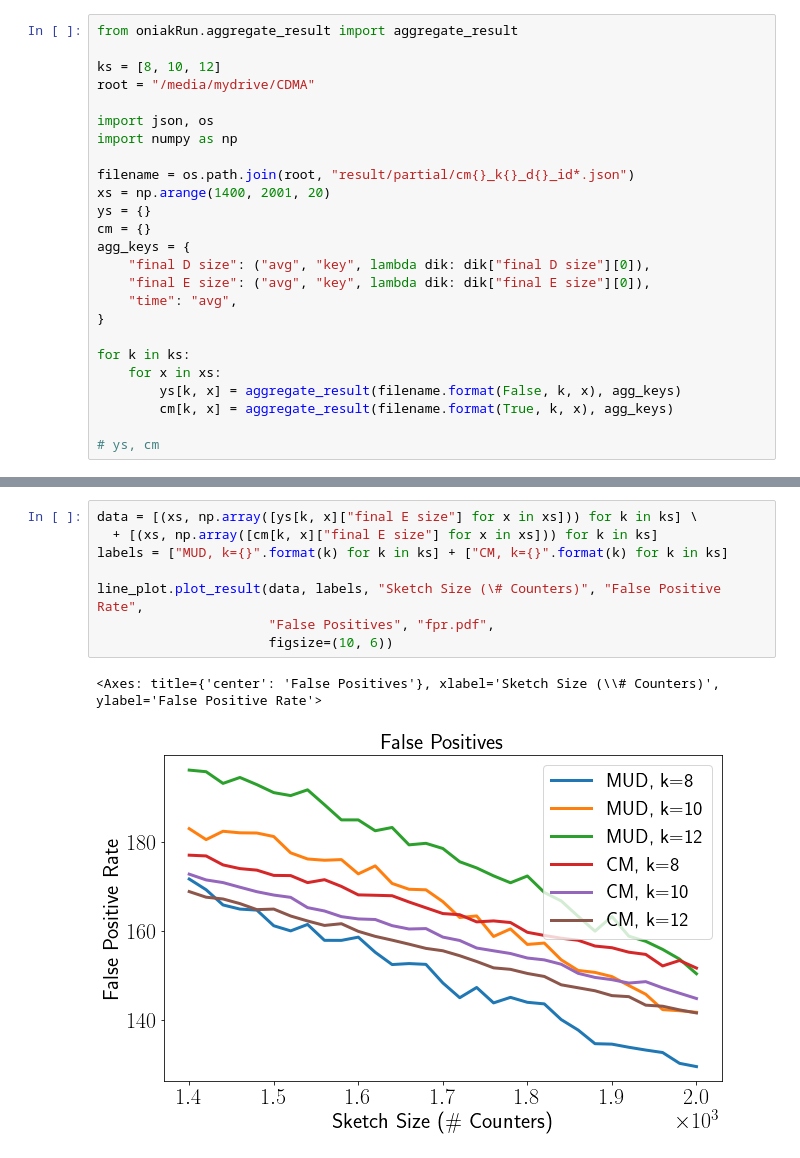
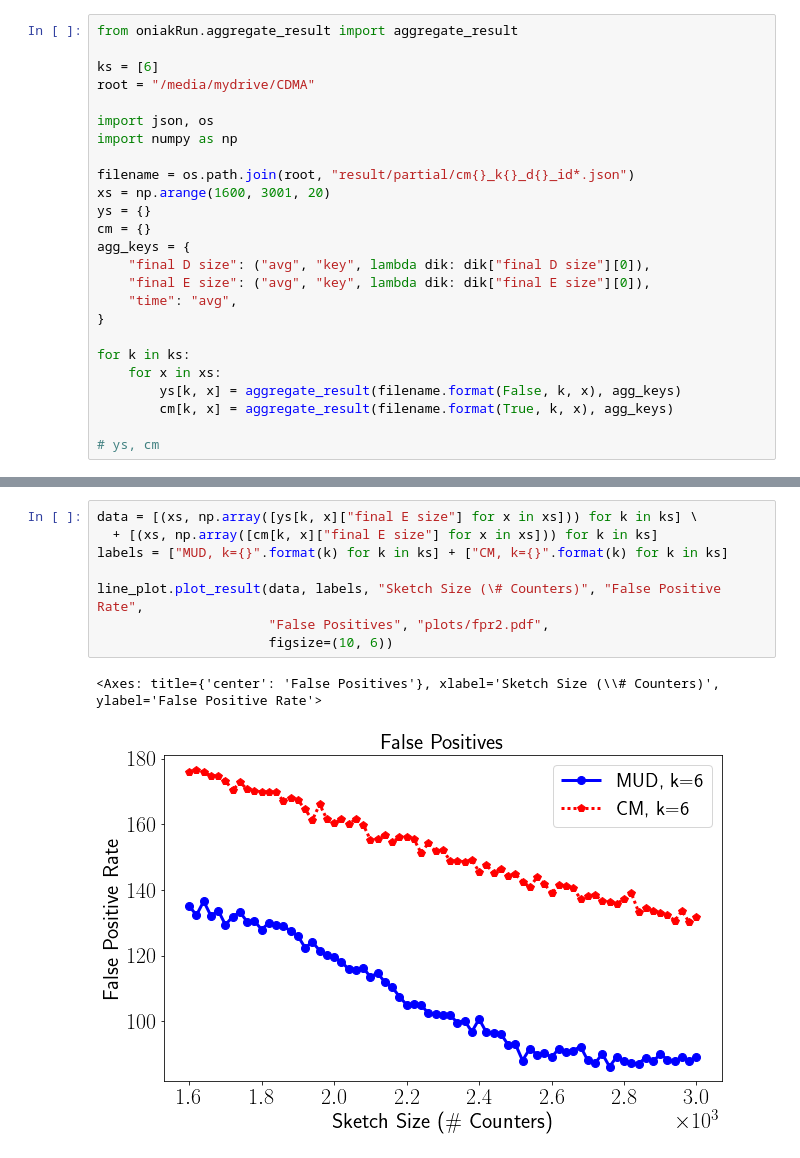
Before and after one commit to Y-jiji/CommonSense, a Jupyter notebook: cm_threshold.ipynb, the cells around one changed output, grey strips where cells are left out. Drawn from its saved outputs; the diff is of its cells as text.

```diff
--- a/cm_threshold.ipynb
+++ b/cm_threshold.ipynb
@@ -1,14 +1,14 @@
 # %%
 from oniakRun.aggregate_result import aggregate_result
 
-ks = [8, 10, 12]
+ks = [6]
 root = "/media/mydrive/CDMA"
 
 import json, os
 import numpy as np
 
 filename = os.path.join(root, "result/partial/cm{}_k{}_d{}_id*.json")
-xs = np.arange(1400, 2001, 20)
+xs = np.arange(1600, 3001, 20)
 ys = {}
 cm = {}
 agg_keys = {
@@ -49,11 +49,11 @@ line_plot.plot_result(data, labels, "Sketch Size (\# Counters)", "Time (s)", "De
 # %%
 data = [(xs, np.array([ys[k, x]["final E size"] for x in xs])) for k in ks] \
   + [(xs, np.array([cm[k, x]["final E size"] for x in xs])) for k in ks]
 labels = ["MUD, k={}".format(k) for k in ks] + ["CM, k={}".format(k) for k in ks]
 
 line_plot.plot_result(data, labels, "Sketch Size (\# Counters)", "False Positive Rate",
-                      "False Positives", "fpr.pdf",
+                      "False Positives", "plots/fpr2.pdf",
                       figsize=(10, 6))
 # %% [output]
 <Axes: title={'center': 'False Positives'}, xlabel='Sketch Size (\\# Counters)', ylabel='False Positive Rate'>
-[figure, old version]
+[figure, new version]
```
Also changed, not shown: parts of 3 cells of this notebook, 7 other files.
